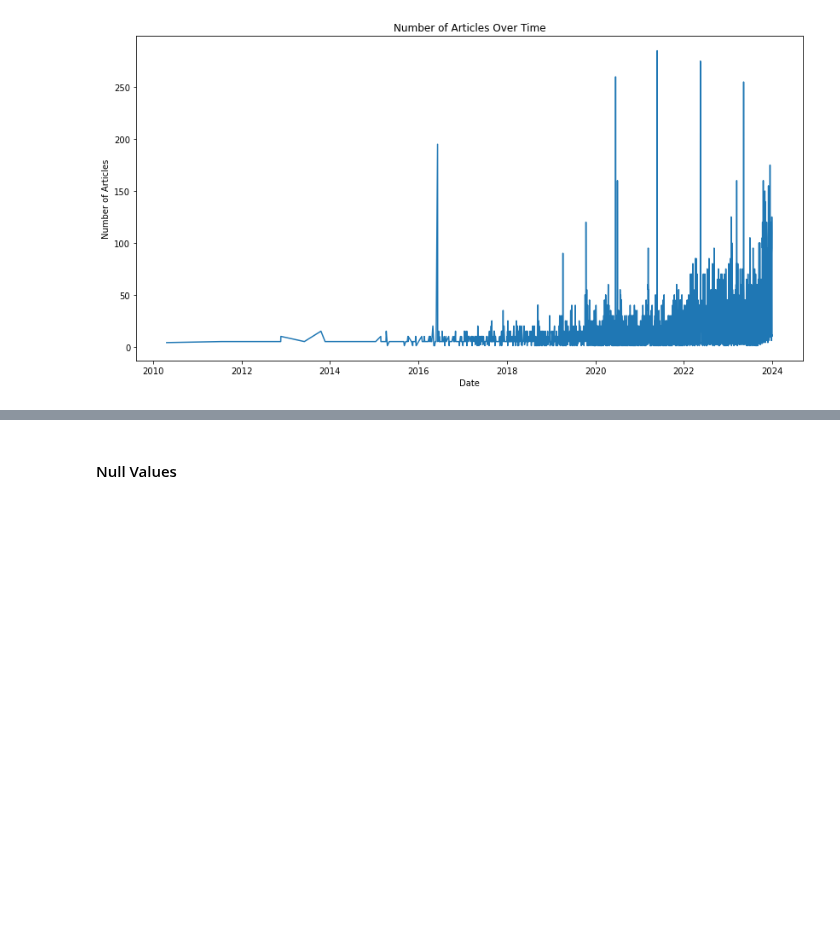
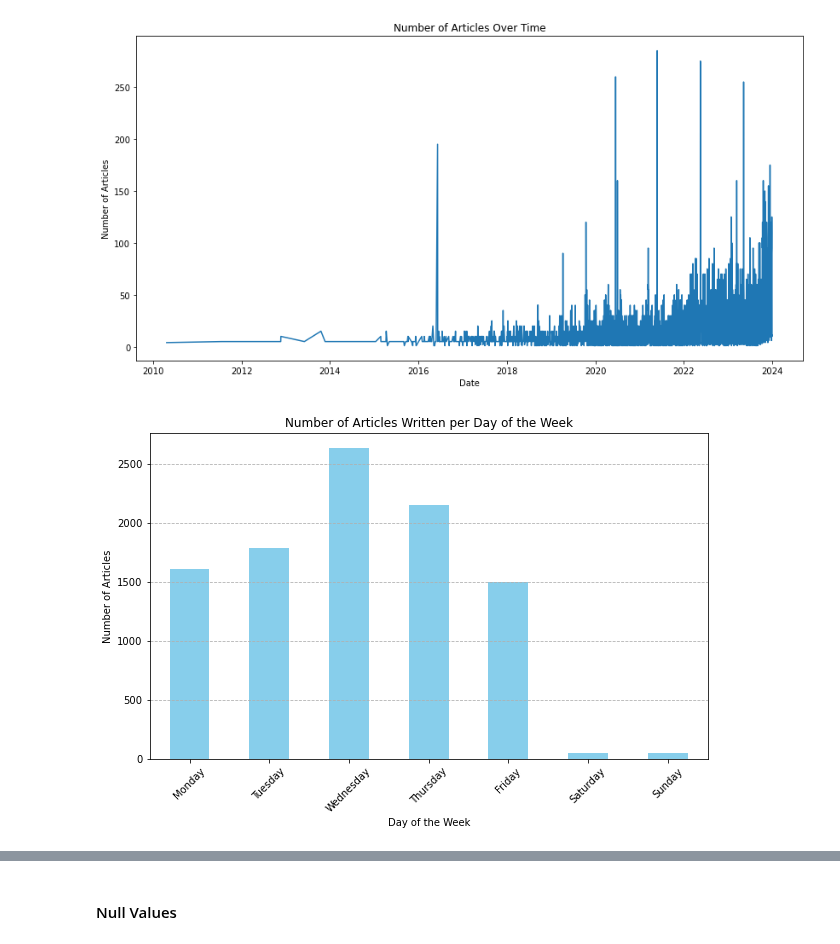
Before and after one commit to EthanFalcao/Sentiment-Analysis-in-Financial-Markets, a Jupyter notebook: merge_datasets.ipynb, the cells around one changed output, grey strips where cells are left out. Drawn from its saved outputs; the diff is of its cells as text; code cells hidden in the pictures; blank space fills up the shorter version.

```diff
--- a/merge_datasets.ipynb
+++ b/merge_datasets.ipynb
@@ -150,3 +150,32 @@ plt.ylabel('Number of Articles')
 plt.show()
 # %% [output]
 [figure]
+# %%
+import pandas as pd
+import matplotlib.pyplot as plt
+
+# Assuming df_text_simplified is your articles DataFrame and 'date' is the column with article dates
+# Convert 'date' to datetime if it's not already
+df_text['date'] = pd.to_datetime(df['date'])
+
+# Extract the day of the week (Monday=0, Sunday=6)
+df_text['day_of_week'] = df_text['date'].dt.dayofweek
+
+# Map the day of the week to actual day names for clarity in the plot
+day_map = {0: 'Monday', 1: 'Tuesday', 2: 'Wednesday', 3: 'Thursday', 4: 'Friday', 5: 'Saturday', 6: 'Sunday'}
+df_text['day_name'] = df_text['day_of_week'].map(day_map)
+
+# Aggregate articles by day of the week
+articles_per_day = df_text.groupby('day_name').size().reindex(day_map.values())
+
+# Plotting
+plt.figure(figsize=(10, 6))
+articles_per_day.plot(kind='bar', color='skyblue')
+plt.title('Number of Articles Written per Day of the Week')
+plt.xlabel('Day of the Week')
+plt.ylabel('Number of Articles')
+plt.xticks(rotation=45)
+plt.grid(axis='y', linestyle='--')
+plt.show()
+# %% [output]
+[figure, added]
```
Also changed, not shown: parts of 8 cells of this notebook, 1 other file.
